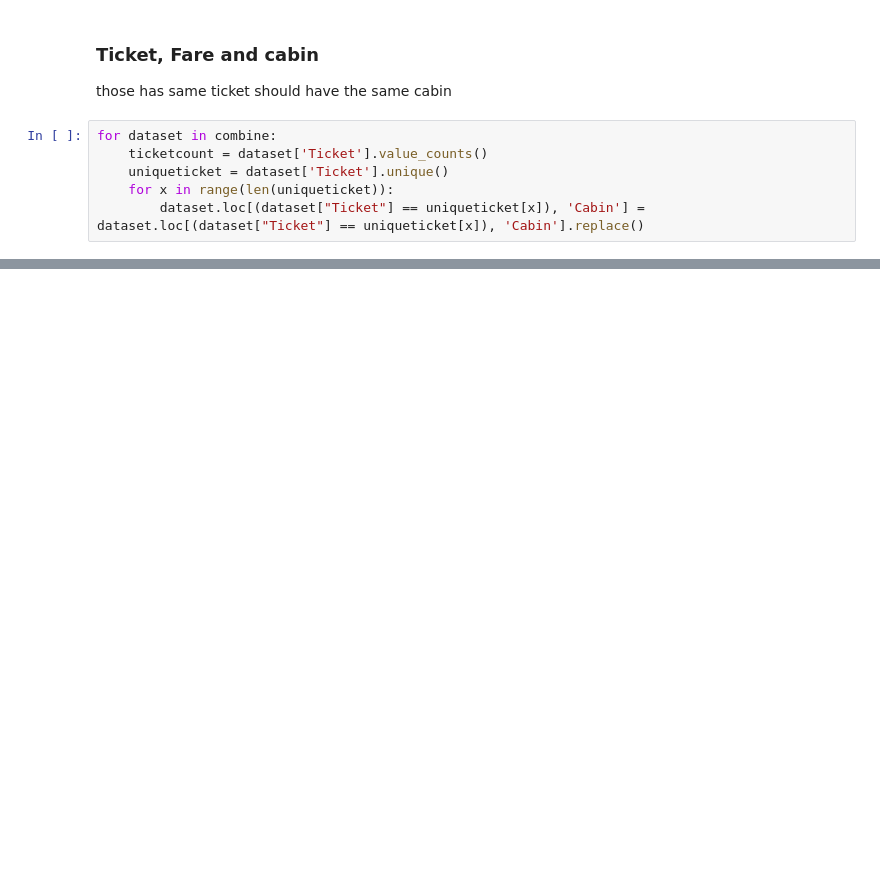
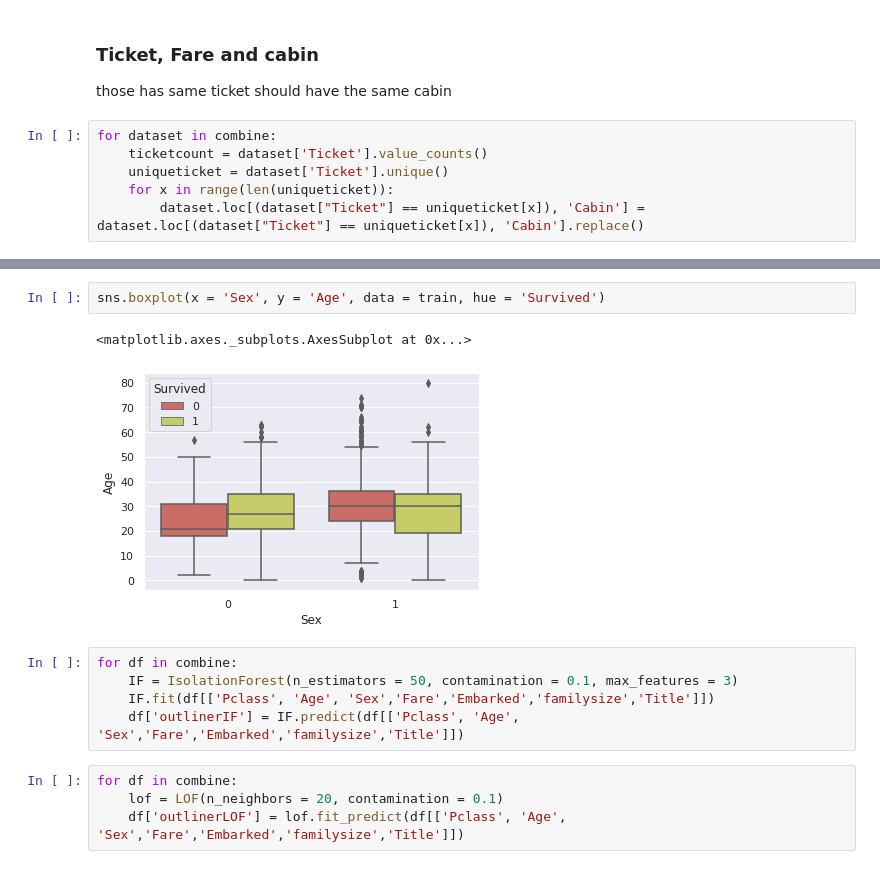
Before and after one commit to chienazazaz/Titanic, a Jupyter notebook: Titanic2.ipynb, the cells around one changed output, grey strips where cells are left out. Drawn from its saved outputs; the diff is of its cells as text; blank space fills up the shorter version.

```diff
--- a/Titanic2.ipynb
+++ b/Titanic2.ipynb
@@ -255,0 +377,14 @@ for dataset in combine:
+# %%
+sns.boxplot(x = 'Sex', y = 'Age', data = train, hue = 'Survived')
+# %% [output]
+<matplotlib.axes._subplots.AxesSubplot at 0x...>
+[figure, added]
+# %%
+for df in combine:
+    IF = IsolationForest(n_estimators = 50, contamination = 0.1, max_features = 3)
+    IF.fit(df[['Pclass', 'Age', 'Sex','Fare','Embarked','familysize','Title']])
+    df['outlinerIF'] = IF.predict(df[['Pclass', 'Age', 'Sex','Fare','Embarked','familysize','Title']])
+# %%
+for df in combine:
+    lof = LOF(n_neighbors = 20, contamination = 0.1)
+    df['outlinerLOF'] = lof.fit_predict(df[['Pclass', 'Age', 'Sex','Fare','Embarked','familysize','Title']])
```
Also changed, not shown: parts of 42 cells of this notebook.
